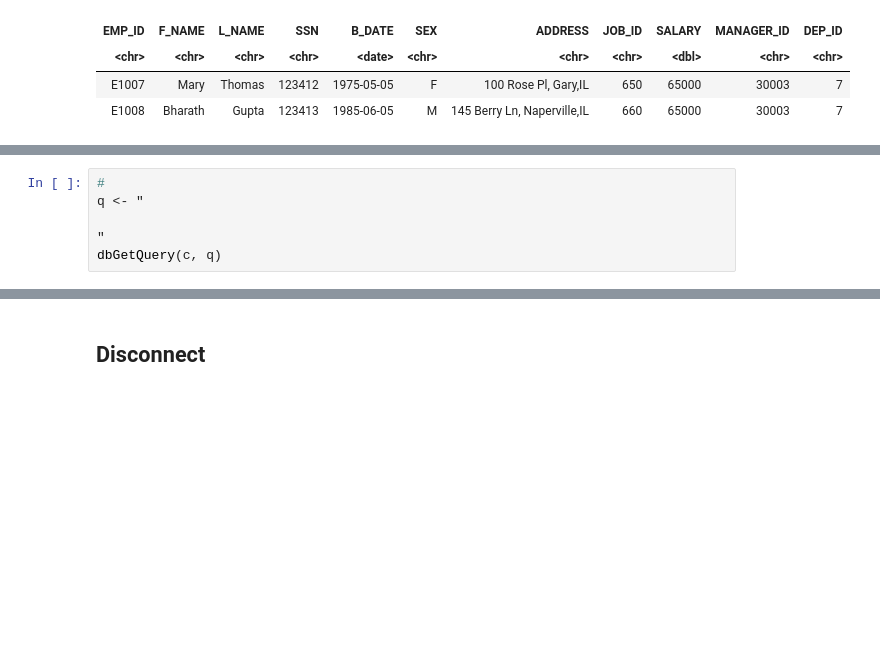
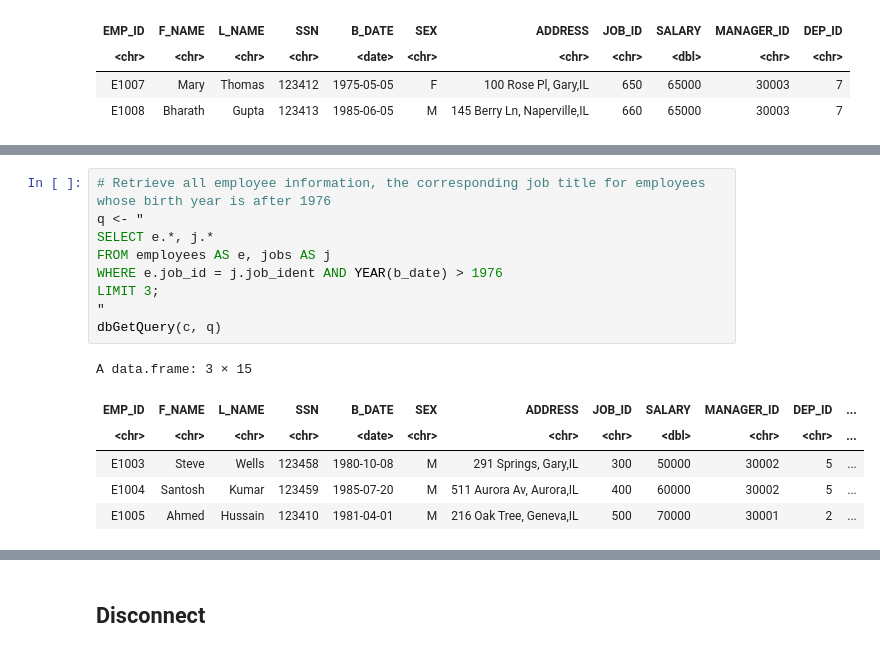
Before and after one commit to tros01/ibm_data_analyst, a Jupyter notebook: r_m6_employees_schema.ipynb, the cells around one changed output, grey strips where cells are left out. Saved outputs shown, nothing was run; the diff lists cells and outputs as text; blank space fills up the shorter version.

```diff
--- a/r_m6_employees_schema.ipynb
+++ b/r_m6_employees_schema.ipynb
@@ -958,7 +962,17 @@ dbGetQuery(c, q)
 # %%
-#
+# Retrieve all employee information, the corresponding job title for employees whose birth year is after 1976
 q <- "
-
+SELECT e.*, j.*
+FROM employees AS e, jobs AS j
+WHERE e.job_id = j.job_ident AND YEAR(b_date) > 1976
+LIMIT 3;
 "
 dbGetQuery(c, q)
+# %% [output]
+A data.frame: 3 × 15
+| EMP_ID | F_NAME | L_NAME | SSN | B_DATE | SEX | ADDRESS | JOB_ID | SALARY | MANAGER_ID | DEP_ID | ... |
+| <chr> | <chr> | <chr> | <chr> | <date> | <chr> | <chr> | <chr> | <dbl> | <chr> | <chr> | ... |
+| E1003 | Steve | Wells | 123458 | 1980-10-08 | M | 291 Springs, Gary,IL | 300 | 50000 | 30002 | 5 | ... |
+| E1004 | Santosh | Kumar | 123459 | 1985-07-20 | M | 511 Aurora Av, Aurora,IL | 400 | 60000 | 30002 | 5 | ... |
+| E1005 | Ahmed | Hussain | 123410 | 1981-04-01 | M | 216 Oak Tree, Geneva,IL | 500 | 70000 | 30001 | 2 | ... |
 # %%
```
Also changed, not shown: parts of 8 cells of this notebook.
